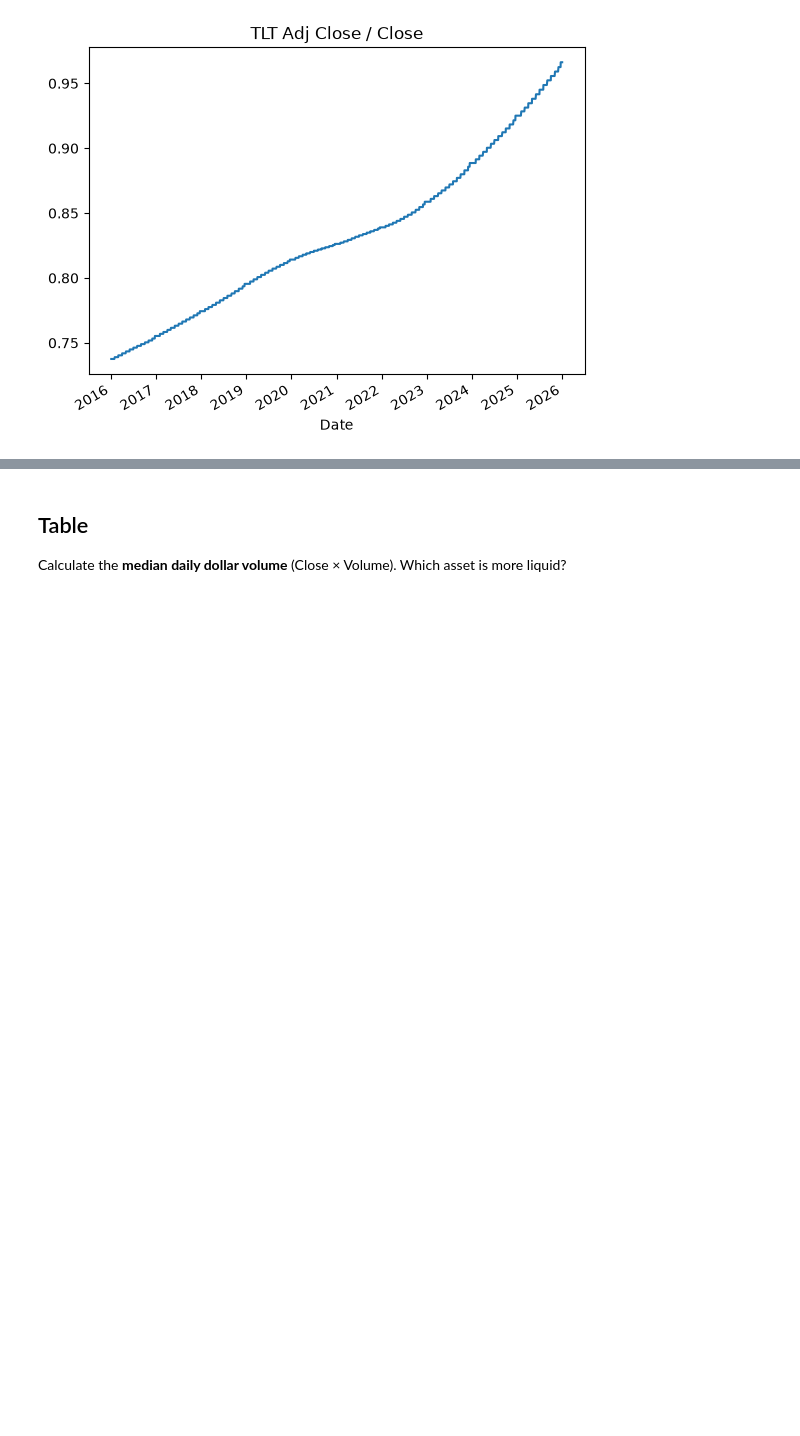
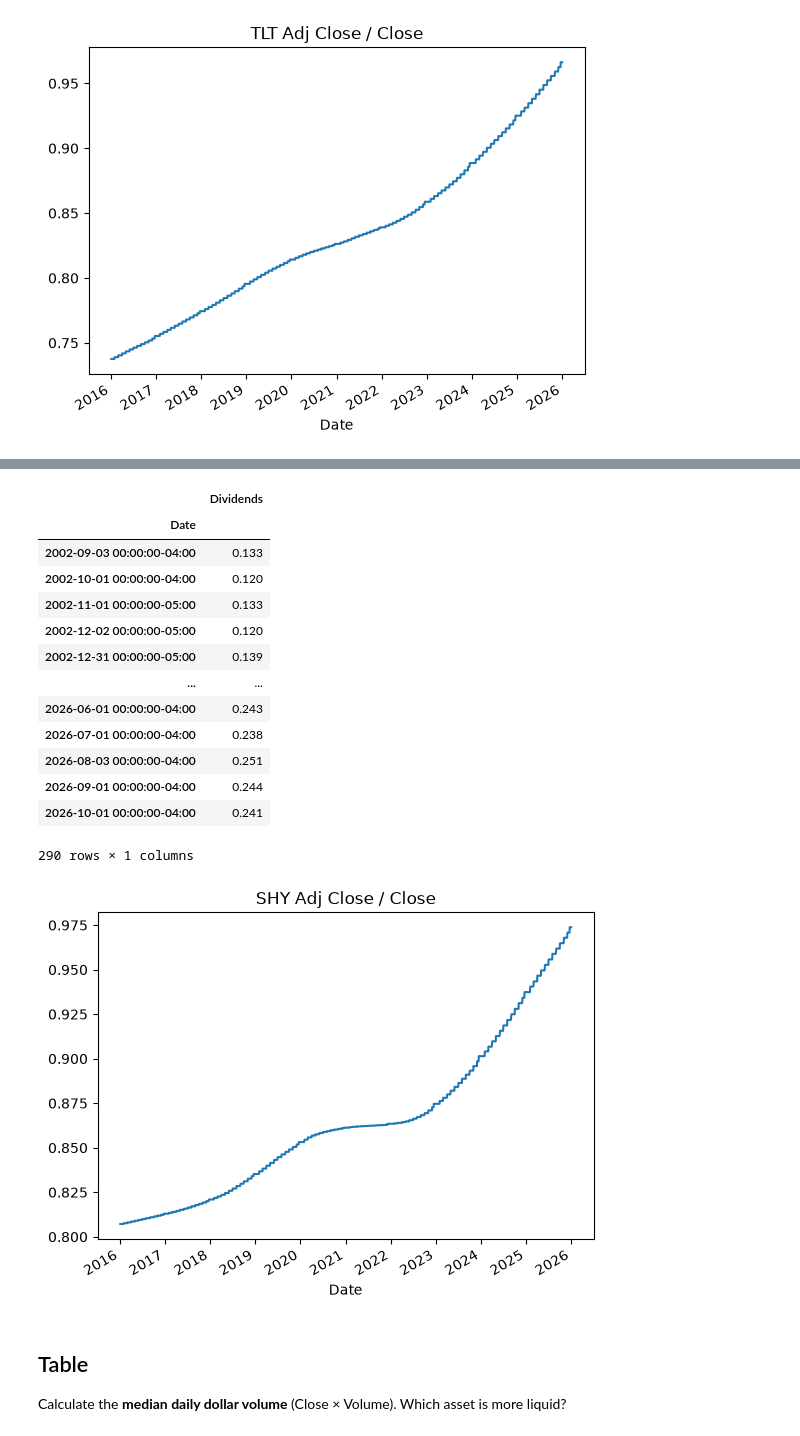
Before and after one commit to Amanda-Rudin/Quant-New-Mem-Education, a Jupyter notebook: ps2/week2_data_quality.ipynb, the cells around one changed output, grey strips where cells are left out. Cells and saved outputs as stored; diff of their text form; code cells hidden in the pictures; blank space fills up the shorter version.

```diff
--- a/ps2/week2_data_quality.ipynb
+++ b/ps2/week2_data_quality.ipynb
@@ -74,3 +86,23 @@ yf.Ticker("TLT").actions
+# %%
+ratio = shy["Adj Close"] / shy["Close"]
+ratio.plot(title="SHY Adj Close / Close")
+yf.Ticker("SHY").actions
+# %% [output]
+|  | Dividends |
+| Date |  |
+| 2002-09-03 00:00:00-04:00 | 0.133 |
+| 2002-10-01 00:00:00-04:00 | 0.120 |
+| 2002-11-01 00:00:00-05:00 | 0.133 |
+| 2002-12-02 00:00:00-05:00 | 0.120 |
+| 2002-12-31 00:00:00-05:00 | 0.139 |
+| ... | ... |
+| 2026-06-01 00:00:00-04:00 | 0.243 |
+| 2026-07-01 00:00:00-04:00 | 0.238 |
+| 2026-08-03 00:00:00-04:00 | 0.251 |
+| 2026-09-01 00:00:00-04:00 | 0.244 |
+| 2026-10-01 00:00:00-04:00 | 0.241 |
+290 rows × 1 columns
+[figure, added]
 # %% [markdown]
 ## Table
 Calculate the **median daily dollar volume** (Close × Volume). Which asset is more liquid?
```
Also changed, not shown: parts of 1 cell of this notebook.
